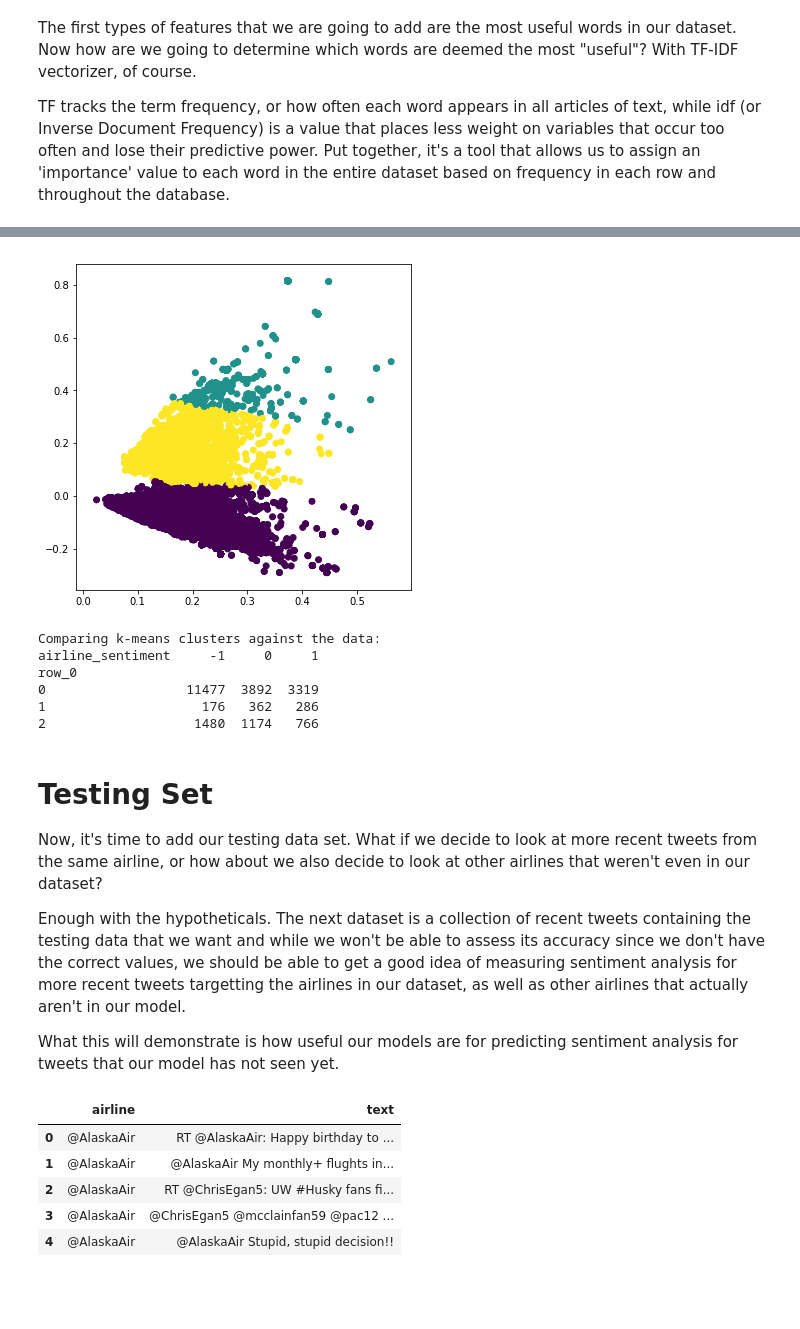
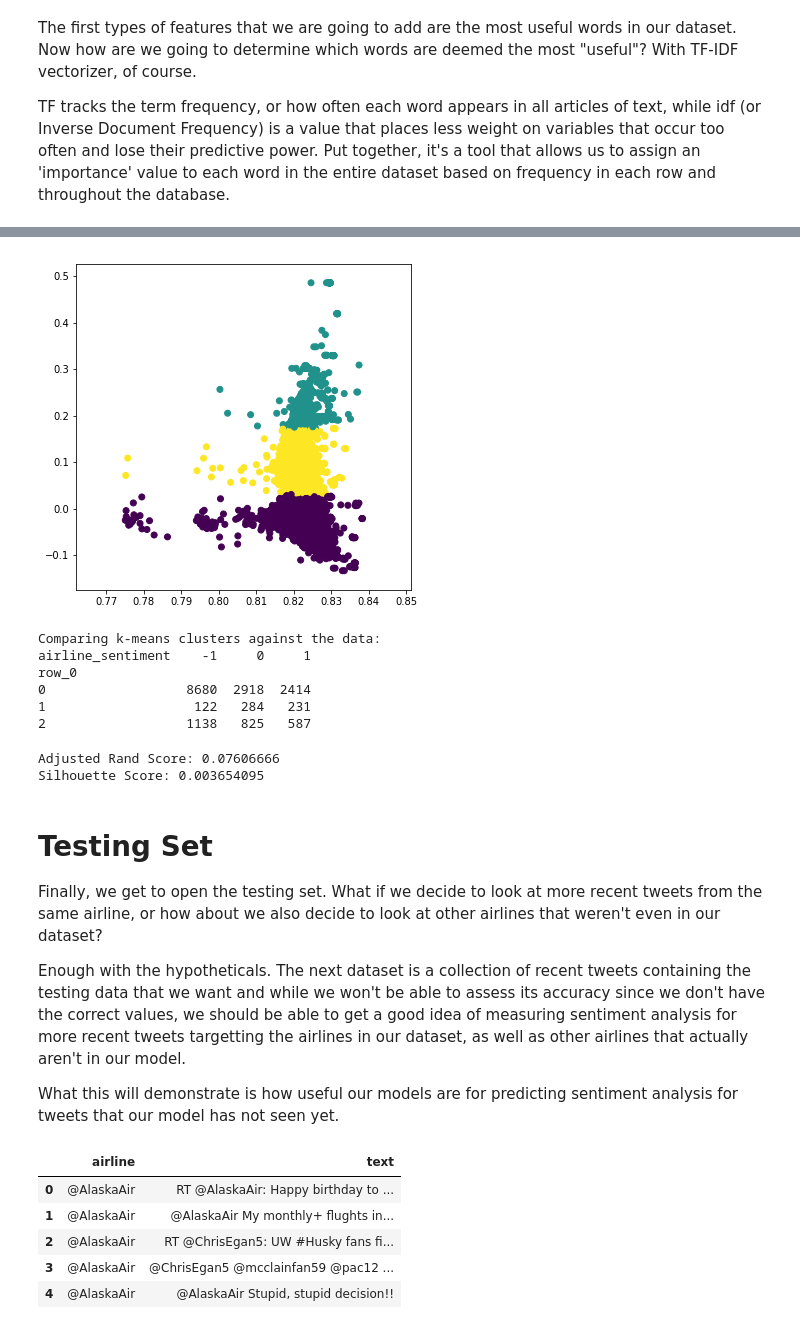
Before and after one commit to colleen-chen/Portfolio, a Jupyter notebook: Sentiment Analysis with Airline Tweets/Airline Sentiment Analysis using Twitter Data.ipynb, the cells around one changed output, grey strips where cells are left out. Drawn from its saved outputs; the diff is of its cells as text; code cells hidden in the pictures; blank space fills up the shorter version.

```diff
--- a/Sentiment Analysis with Airline Tweets/Airline Sentiment Analysis using Twitter Data.ipynb
+++ b/Sentiment Analysis with Airline Tweets/Airline Sentiment Analysis using Twitter Data.ipynb
@@ -452,14 +433,14 @@ The first types of features that we are going to add are the most useful words i
 TF tracks the term frequency, or how often each word appears in all articles of text, while idf (or Inverse Document Frequency) is a value that places less weight on variables that occur too often and lose their predictive power. Put together, it's a tool that allows us to assign an 'importance' value to each word in the entire dataset based on frequency in each row and throughout the database.
 # %%
 # Parameters for TF-idf vectorizer
-vectorizer = TfidfVectorizer(max_df=0.5,
-                             min_df=3,
-                             max_features=600,
-                             stop_words='english',
-                             lowercase=True,
-                             use_idf=True,
+vectorizer = TfidfVectorizer(max_df=0.5,            # Throw out words that occur in over half of tweets
+                             min_df=3,              # Words need to apper at least 3 times to count
+                             max_features=1200,
+                             stop_words='english',  # Ignore stop words
+                             lowercase=True,        # Ignore case
+                             use_idf=True,          # Penalize frequent words
                              norm=u'l2',
-                             smooth_idf=True
+                             smooth_idf=True        # Add 1 to df in case we have to divide by 0
                             )
 
 #Applying the vectorizer
@@ -591,6 +572,6 @@ Top positive words:
 # %%
 # Create final training dataset
-X_train = pd.concat(nlp_methods)
+X_train = pd.concat(nlp_methods, axis=1)
 
 # Review the data that we are placing into our models
 X_train.head()
@@ -716,0 +675,16 @@ avg / total       0.87      0.88      0.87      5733
+# %%
+# Setting up grid search to return the best results for the random forest model
+rfc = ensemble.RandomForestClassifier(n_jobs=-1)
+param_grid = {'n_estimators' : [10, 20, 40, 60],
+              'class_weight': ['balanced', 'balanced_subsample'],
+             'oob_score': [True, False]}
+
+# Run grid search to find ideal parameters
+rfc_grid = GridSearchCV(rfc, param_grid, cv=5, n_jobs=-1)
+
+# Fit the model to the data
+rfc_grid.fit(X_train_tfidf, y_train_tfidf)
+
+# Run the model with the best parameters
+rfc_2 = ensemble.RandomForestClassifier(**rfc_grid.best_params_)
+run_model(rfc_2)
@@ -874,5 +812,6 @@ Now, it's time to determine if we can identify any trends with our data through
 # %%
 # Size of graph
+X_train.dropna(inplace=True)
 plt.rcParams['figure.figsize'] = [8,5]
 
 # k means determine k
@@ -906,42 +845,46 @@ pd.crosstab(y_train_tfidf, y_pred)
 # %%
 plt.figure(figsize=(6,6))
 
 # We are limiting our feature space to 2 components here.
 #  This makes it easier to graph and see the clusters.
 svd= TruncatedSVD(2)
 
 # Normalize the data.
-X_norm = normalize(X_tfidf)
+X_norm = normalize(X_train)
 
 # Reduce it to two components.
 X_svd = svd.fit_transform(X_norm)
 
 # Calculate predicted values.
 y_pred = KMeans(n_clusters=3, random_state=42).fit_predict(X_svd)
 
 # Plot the solution.
 plt.scatter(X_svd[:, 0], X_svd[:, 1], c=y_pred, cmap='viridis')
 plt.show()
-
-# Check the solution against the data.
-print('Comparing k-means clusters against the data:')
-print(pd.crosstab(y_pred, y))
 # %% [output]
-[figure, old version]
+[figure, new version]
-Comparing k-means clusters against the data:
-airline_sentiment     -1     0     1
-row_0
-0                  11477  3892  3319
-1                    176   362   286
-2                   1480  1174   766
+# %%
+# Check the solution against the data.
+print('Comparing k-means clusters against the data:')
+print(pd.crosstab(y_pred, y_train_tfidf))
+# %% [output]
+Comparing k-means clusters against the data:
+airline_sentiment    -1     0     1
+row_0
+0                  8680  2918  2414
+1                   122   284   231
+2                  1138   825   587
 # %%
-# # View clustering score
-# print('Adjusted Rand Score: {:0.7}'.format(adjusted_rand_score(y_train_tfidf, y_pred)))
-# print('Silhouette Score: {:0.7}'.format(silhouette_score(X_train, y_pred, sample_size=60000, metric='euclidean')))
+# View clustering score
+print('Adjusted Rand Score: {:0.7}'.format(adjusted_rand_score(y_train_tfidf, y_pred)))
+print('Silhouette Score: {:0.7}'.format(silhouette_score(X_train, y_pred, sample_size=60000, metric='euclidean')))
+# %% [output]
+Adjusted Rand Score: 0.07606666
+Silhouette Score: 0.003654095
 # %% [markdown]
 # Testing Set
 
-Now, it's time to add our testing data set. What if we decide to look at more recent tweets from the same airline, or how about we also decide to look at other airlines that weren't even in our dataset?
+Finally, we get to open the testing set. What if we decide to look at more recent tweets from the same airline, or how about we also decide to look at other airlines that weren't even in our dataset?
 
 Enough with the hypotheticals. The next dataset is a collection of recent tweets containing the testing data that we want and while we won't be able to assess its accuracy since we don't have the correct values, we should be able to get a good idea of measuring sentiment analysis for more recent tweets targetting the airlines in our dataset, as well as other airlines that actually aren't in our model.
 
```
Also changed, not shown: parts of 35 cells of this notebook.
